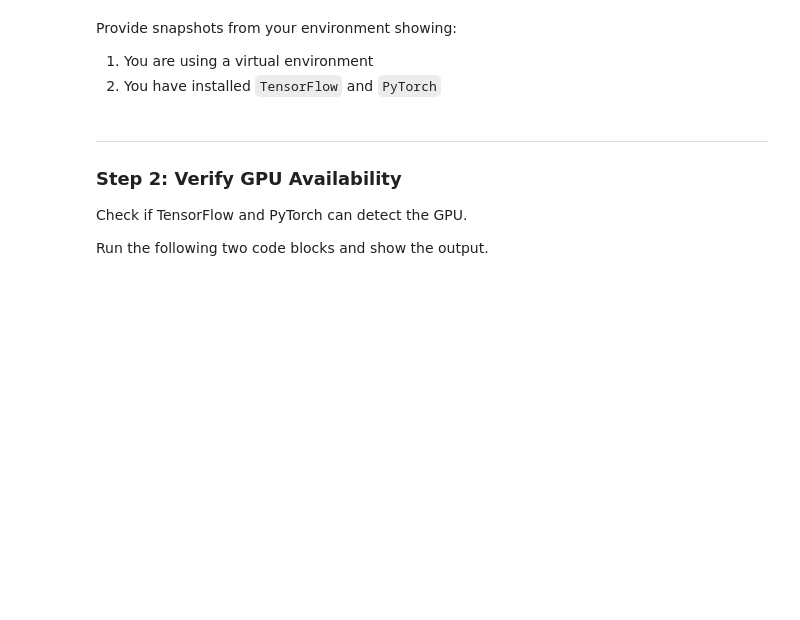
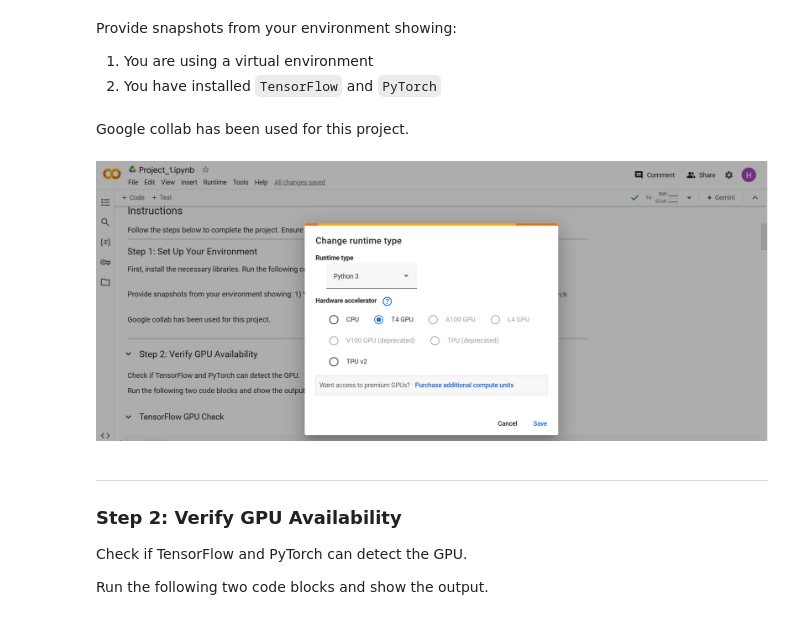
Before and after one commit to haingo-raz/Deep-learning-notebooks, a Jupyter notebook: project1/Project_1.ipynb, the cells around one changed output. Drawn from its saved outputs; the diff is of its cells as text; code cells hidden in the pictures; blank space fills up the shorter version.

Commit message:
Project 1 // Add changes

```diff
--- a/project1/Project_1.ipynb
+++ b/project1/Project_1.ipynb
@@ -26,6 +26,14 @@ First, install the necessary libraries. Run the following cell to install Tensor
 Provide snapshots from your environment showing:
 1) You are using a virtual environment
 2) You have installed `TensorFlow` and `PyTorch`
+# %% [markdown]
+Google collab has been used for this project.
+# %%
+from IPython.display import Image
+
+Image(filename='collab-screenshot.png')
+# %% [output]
+[figure, added]
 # %% [markdown]
 ---
 
```
Also changed, not shown: parts of 9 cells of this notebook, 1 other file.
